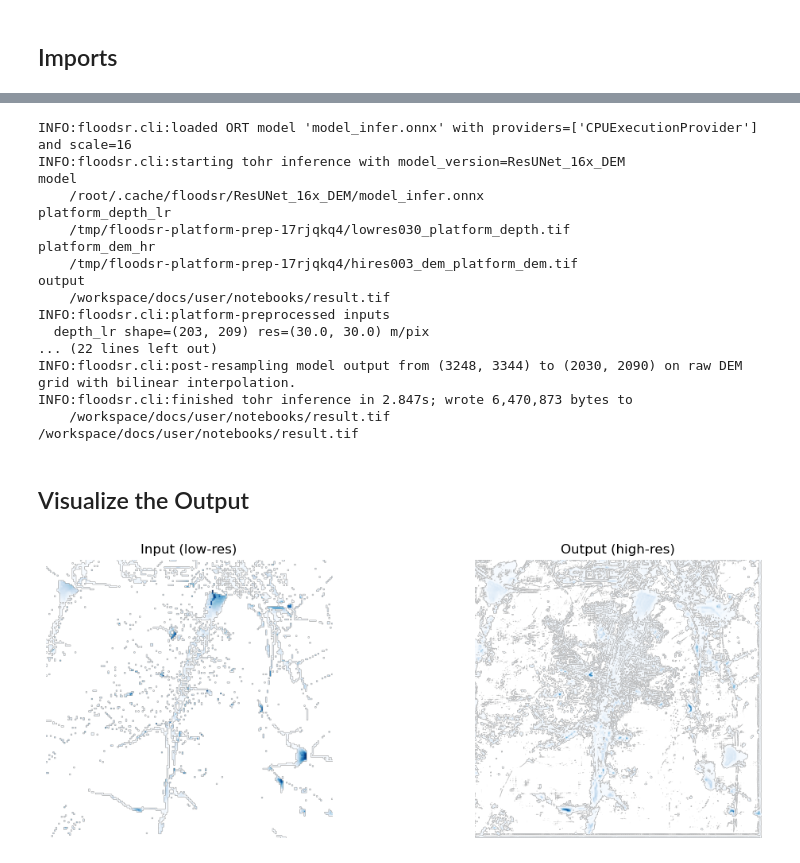
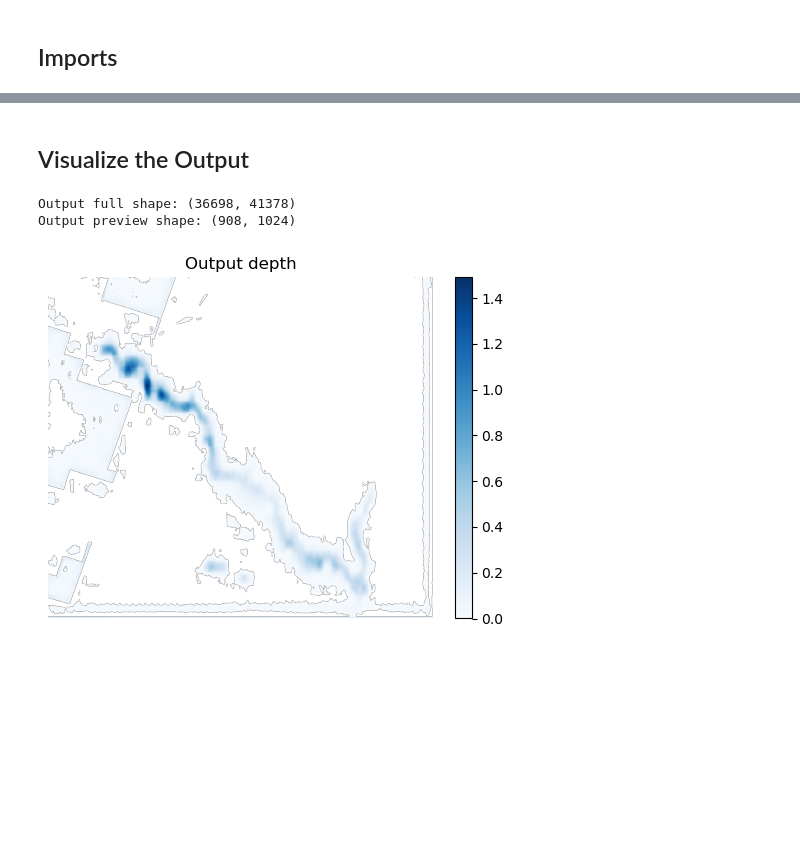
Before and after one commit to cefect/floodsr, a Jupyter notebook: docs/user/notebooks/tutorial_3.ipynb, the cells around one changed output, grey strips where cells are left out. Cells and saved outputs as stored; diff of their text form; code cells hidden in the pictures; blank space fills up the shorter version.

```diff
--- a/docs/user/notebooks/tutorial_3.ipynb
+++ b/docs/user/notebooks/tutorial_3.ipynb
@@ -85,8 +89,7 @@ You can download this from our repo with the below:
 # %%
 urlretrieve(
     "https://github.com/cefect/floodsr/releases/download/v0.0.9/inunriver_historical_000000000WATCH_1980_rp01000.tif",
-    "inunriver_historical_000000000WATCH_1980_rp01000.tif",
+    lowres_fp,
 )
-lowres_fp = Path("inunriver_historical_000000000WATCH_1980_rp01000.tif").resolve()
 assert lowres_fp.is_file(), f"could not find {lowres_fp}"
 # %% [markdown]
@@ -114,3 +113,0 @@ This step can take a while on a first run because it may need to query the HRDEM
-# %%
-
-hrdem_fp = Path(f"{lowres_fp.stem}_fetched_hrdem.vrt").resolve()
@@ -143,14 +171,20 @@ DEM shape:      (2030, 2090)
 # %%
 with rasterio.open(hrdem_fp) as src:
-    dem = src.read(1).astype(float)
+    preview_scale = max(src.height / 1024, src.width / 1024, 1)
+    preview_shape = (
+        max(1, int(src.height / preview_scale)),
+        max(1, int(src.width / preview_scale)),
+    )
+    dem = src.read(1, out_shape=preview_shape, resampling=Resampling.bilinear).astype(float)
     if src.nodata is not None:
-        dem[dem == src.nodata] = float("nan")
+        dem[dem == src.nodata] = np.nan
 
 plt.figure(figsize=(6, 4))
-plt.imshow(dem, cmap="terrain")
+im = plt.imshow(dem, cmap="terrain")
+plt.colorbar(im, fraction=0.046, pad=0.04)
 plt.title("Fetched HRDEM")
 plt.axis("off")
 plt.tight_layout()
-plt.show()
 
-print(f"DEM shape:      {dem.shape}")
+print(f"DEM full shape: {src.shape}")
+print(f"DEM preview shape: {dem.shape}")
@@ -177,48 +195,26 @@ This step can also take a while because it runs the full preprocessing and model
-# %%
-from floodsr.tohr import tohr
-
-result_fp = Path("result.tif").resolve()
-result_meta = tohr(
-    model_version=model_version,
-    model_fp=model_fp,
-    depth_lr_fp=lowres_fp,
-    dem_hr_fp=hrdem_fp,
-    output_fp=result_fp,
-    show_progress=True,
-    logger=logger,
-)
-print(result_meta["output_fp"])
-# %% [output]
-INFO:floodsr.cli:loaded ORT model 'model_infer.onnx' with providers=['CPUExecutionProvider'] and scale=16
-INFO:floodsr.cli:starting tohr inference with model_version=ResUNet_16x_DEM
-model
-    /root/.cache/floodsr/ResUNet_16x_DEM/model_infer.onnx
-platform_depth_lr
-    /tmp/floodsr-platform-prep-17rjqkq4/lowres030_platform_depth.tif
-platform_dem_hr
-    /tmp/floodsr-platform-prep-17rjqkq4/hires003_dem_platform_dem.tif
-output
-    /workspace/docs/user/notebooks/result.tif
-INFO:floodsr.cli:platform-preprocessed inputs
-  depth_lr shape=(203, 209) res=(30.0, 30.0) m/pix
-... (22 lines left out)
-INFO:floodsr.cli:post-resampling model output from (3248, 3344) to (2030, 2090) on raw DEM grid with bilinear interpolation.
-INFO:floodsr.cli:finished tohr inference in 2.847s; wrote 6,470,873 bytes to
-    /workspace/docs/user/notebooks/result.tif
-/workspace/docs/user/notebooks/result.tif
 # %% [markdown]
 ## Visualize the Output
 # %%
-with rasterio.open("result.tif") as src:
-    result = src.read(1).astype(float)
+with rasterio.open(result_fp) as src:
+    preview_scale = max(src.height / 1024, src.width / 1024, 1)
+    preview_shape = (
+        max(1, int(src.height / preview_scale)),
+        max(1, int(src.width / preview_scale)),
+    )
+    result = src.read(1, out_shape=preview_shape, resampling=Resampling.bilinear).astype(float)
     if src.nodata is not None:
         result[result == src.nodata] = np.nan
 
 plt.figure(figsize=(6, 4))
-plt.imshow(np.where(result > 0, result, np.nan), cmap="Blues")
+im = plt.imshow(np.where(result > 0, result, np.nan), cmap="Blues")
+plt.colorbar(im, fraction=0.046, pad=0.04)
 plt.title("Output depth")
 plt.axis("off")
 plt.tight_layout()
-plt.show()
+
+print(f"Output full shape: {src.shape}")
+print(f"Output preview shape: {result.shape}")
 # %% [output]
+Output full shape: (36698, 41378)
+Output preview shape: (908, 1024)
-[figure, old version]
+[figure, new version]
```
Also changed, not shown: parts of 31 cells of this notebook, 2 other files.
